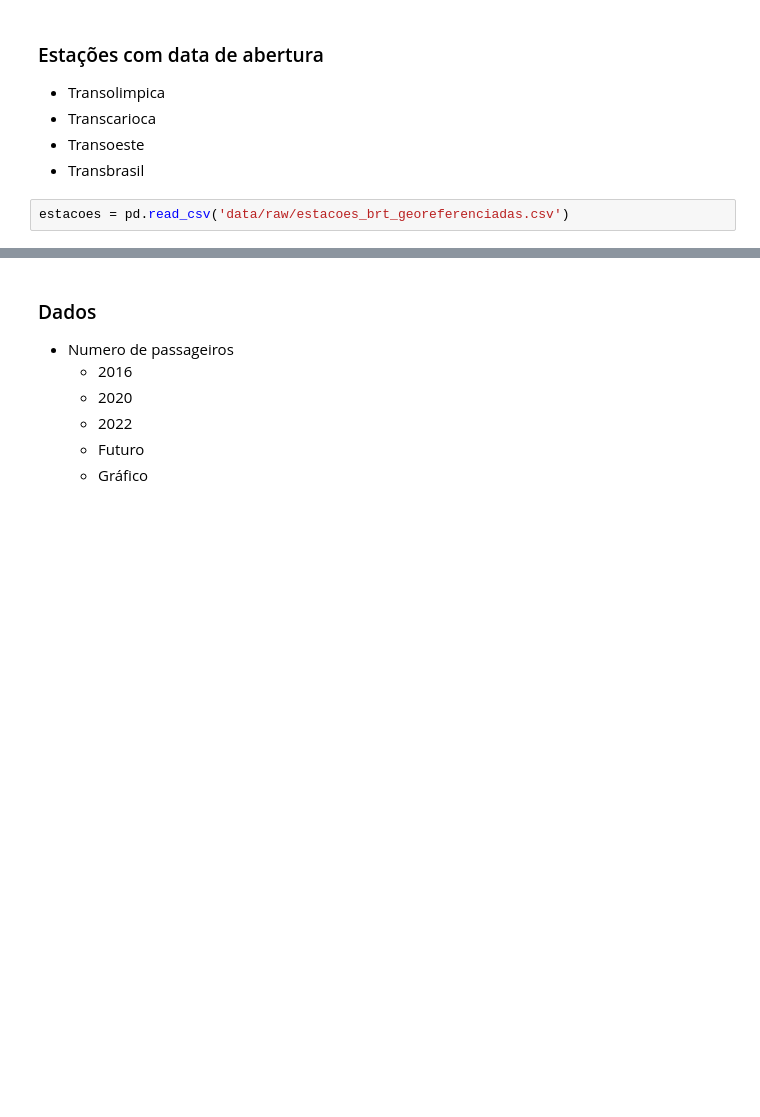
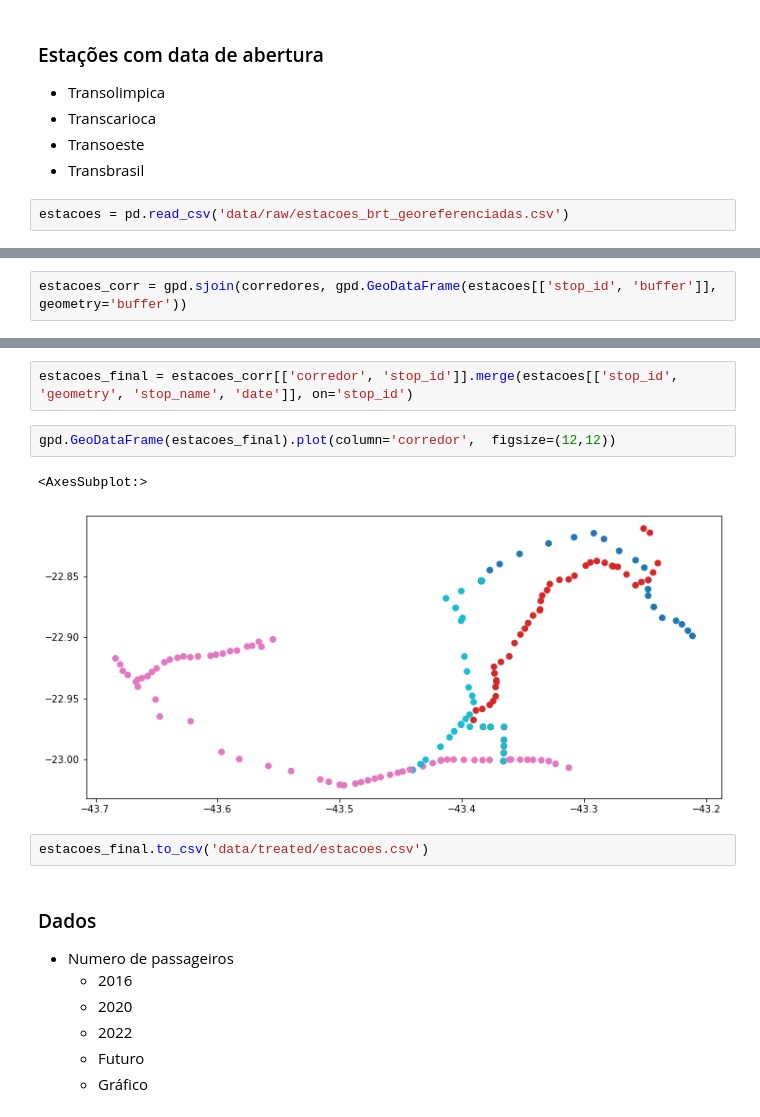
Before and after one commit to prefeitura-rio/webflow, a Jupyter notebook: stories/brt/code/treat_brt_data.ipynb, the cells around one changed output, grey strips where cells are left out. Cells and saved outputs as stored; diff of their text form; blank space fills up the shorter version.

```diff
--- a/stories/brt/code/treat_brt_data.ipynb
+++ b/stories/brt/code/treat_brt_data.ipynb
@@ -83,0 +165,2 @@ estacoes = pd.read_csv('data/raw/estacoes_brt_georeferenciadas.csv')
+# %%
+estacoes_corr = gpd.sjoin(corredores, gpd.GeoDataFrame(estacoes[['stop_id', 'buffer']], geometry='buffer'))
@@ -84,3 +191,12 @@ estacoes = pd.read_csv('data/raw/estacoes_brt_georeferenciadas.csv')
+# %%
+estacoes_final = estacoes_corr[['corredor', 'stop_id']].merge(estacoes[['stop_id', 'geometry', 'stop_name', 'date']], on='stop_id')
+# %%
+gpd.GeoDataFrame(estacoes_final).plot(column='corredor',  figsize=(12,12))
+# %% [output]
+<AxesSubplot:>
+[figure, added]
+# %%
+estacoes_final.to_csv('data/treated/estacoes.csv')
 # %% [markdown]
 ### Dados
 
```
Also changed, not shown: parts of 38 cells of this notebook.
